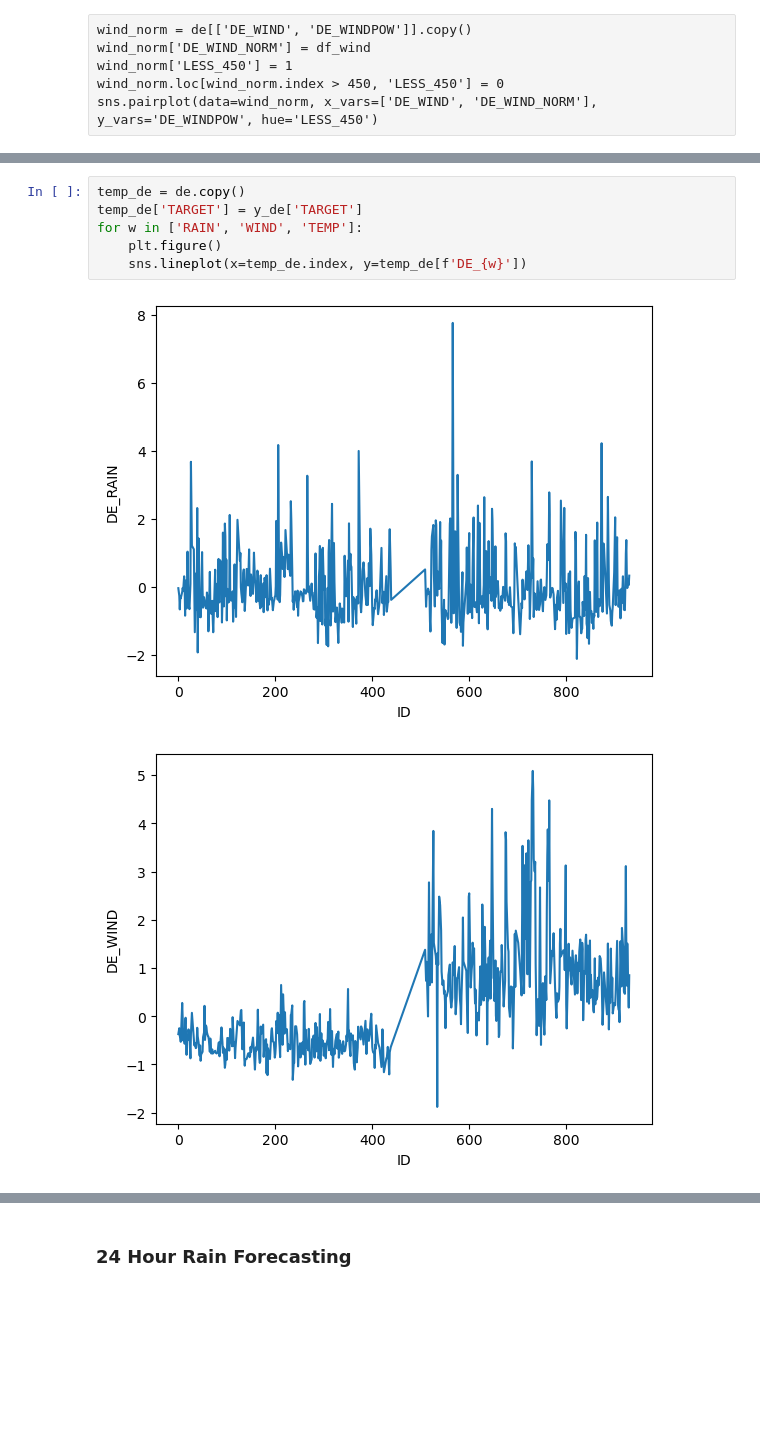
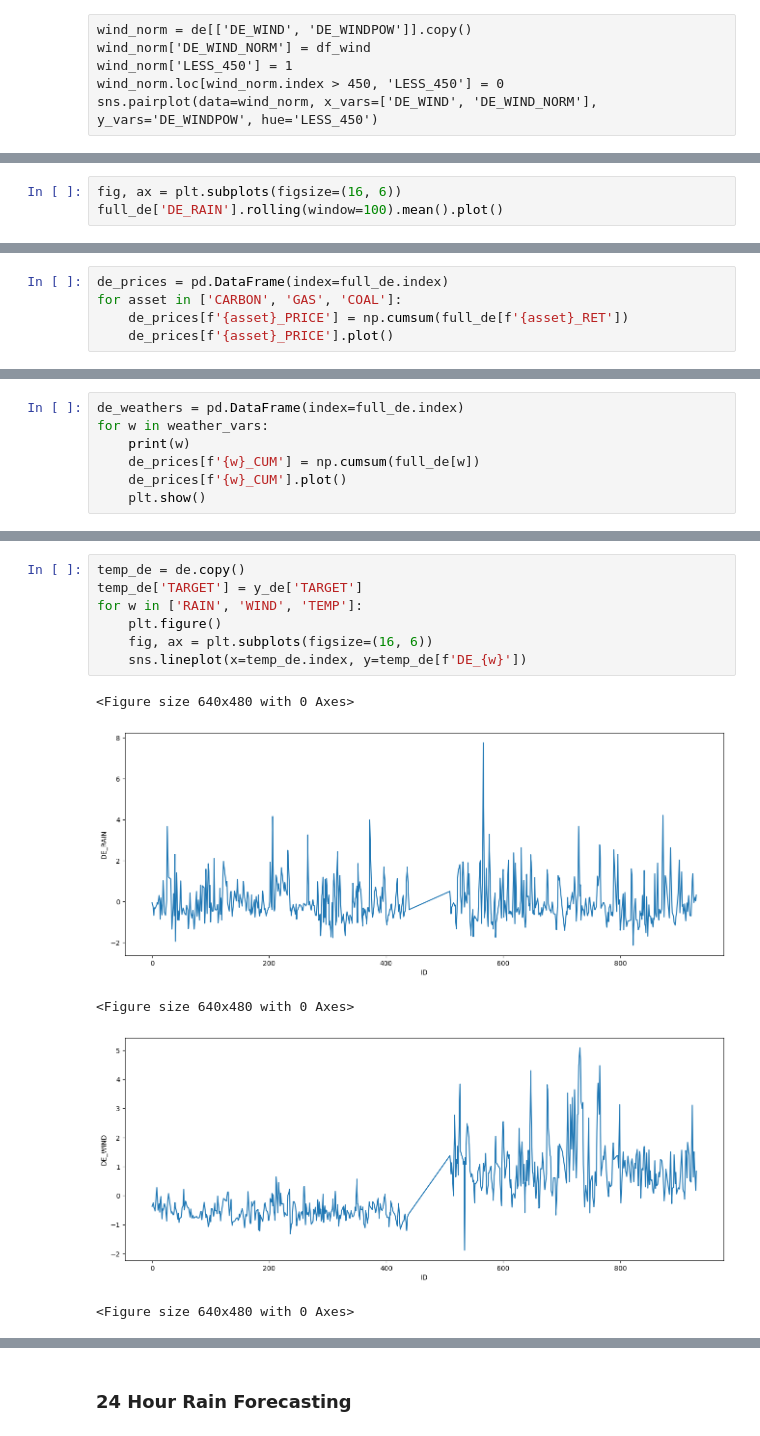
Before and after one commit to 0xandrewdu/qrt_energy, a Jupyter notebook: fill_weather.ipynb, the cells around one changed output, grey strips where cells are left out. Drawn from its saved outputs; the diff is of its cells as text; blank space fills up the shorter version.

```diff
--- a/fill_weather.ipynb
+++ b/fill_weather.ipynb
@@ -159,0 +174,3 @@ sns.pairplot(data=wind_norm, x_vars=['DE_WIND', 'DE_WIND_NORM'], y_vars='DE_WIND
+# %%
+fig, ax = plt.subplots(figsize=(16, 6))
+full_de['DE_RAIN'].rolling(window=100).mean().plot()
@@ -159,0 +180,5 @@ sns.pairplot(data=wind_norm, x_vars=['DE_WIND', 'DE_WIND_NORM'], y_vars='DE_WIND
+# %%
+de_prices = pd.DataFrame(index=full_de.index)
+for asset in ['CARBON', 'GAS', 'COAL']:
+    de_prices[f'{asset}_PRICE'] = np.cumsum(full_de[f'{asset}_RET'])
+    de_prices[f'{asset}_PRICE'].plot()
@@ -159,0 +198,7 @@ sns.pairplot(data=wind_norm, x_vars=['DE_WIND', 'DE_WIND_NORM'], y_vars='DE_WIND
+# %%
+de_weathers = pd.DataFrame(index=full_de.index)
+for w in weather_vars:
+    print(w)
+    de_prices[f'{w}_CUM'] = np.cumsum(full_de[w])
+    de_prices[f'{w}_CUM'].plot()
+    plt.show()
@@ -175,9 +267,13 @@ sns.scatterplot(x=true_test[true_test['COUNTRY'] == 'DE'].index, y=true_test[tru
 # %%
 temp_de = de.copy()
 temp_de['TARGET'] = y_de['TARGET']
 for w in ['RAIN', 'WIND', 'TEMP']:
     plt.figure()
+    fig, ax = plt.subplots(figsize=(16, 6))
     sns.lineplot(x=temp_de.index, y=temp_de[f'DE_{w}'])
 # %% [output]
+<Figure size 640x480 with 0 Axes>
-[figure, old version]
+[figure, new version]
+<Figure size 640x480 with 0 Axes>
-[figure, old version]
+[figure, new version]
+<Figure size 640x480 with 0 Axes>
```
Also changed, not shown: parts of 33 cells of this notebook, 1 other file.
